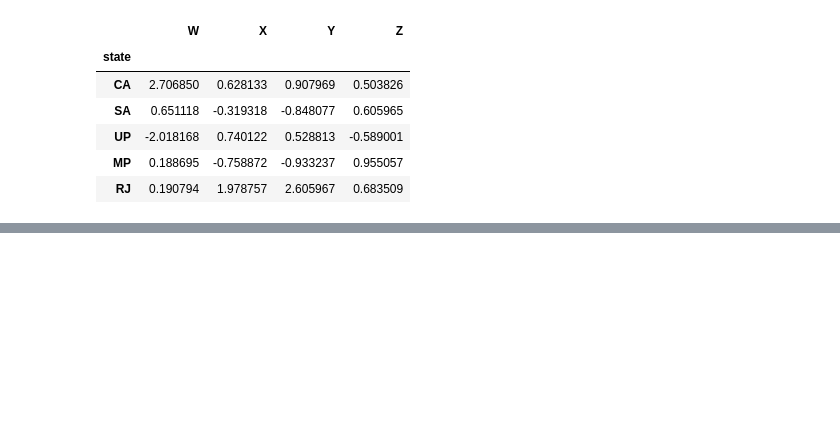
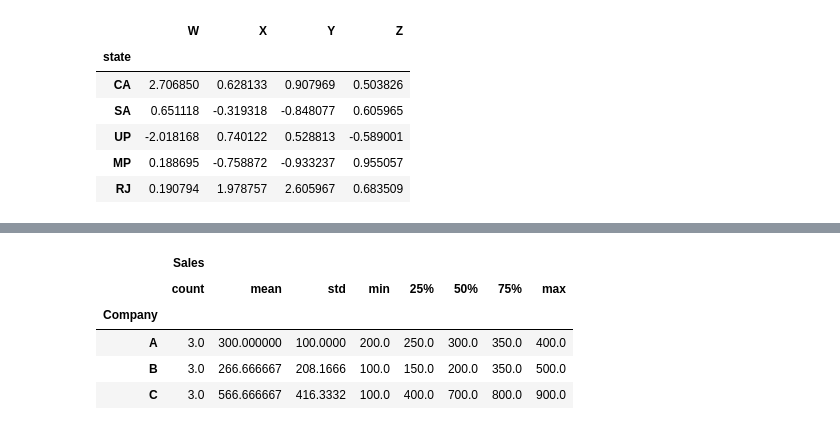
Before and after one commit to vinitkhandelwal/DataScience, a Jupyter notebook: pandas.ipynb, the cells around one changed output, grey strips where cells are left out. Saved outputs shown, nothing was run; the diff lists cells and outputs as text; code cells hidden in the pictures; blank space fills up the shorter version.

```diff
--- a/pandas.ipynb
+++ b/pandas.ipynb
@@ -292,0 +277,6 @@ df
+# %%
+data = {'Company':['A','A','A','B','B','B','C','C','C'],
+       'Person':['p1','p2','p3','p4','p5','p6','p7','p8','p9'],
+       'Sales':[200,300,400,100,200,500,700,900,100]}
+# %%
+df = pd.DataFrame(data)
@@ -292,0 +322,9 @@ df
+# %%
+df.groupby('Company').describe()
+# %% [output]
+|  | Sales |  |  |  |  |  |  |  |
+|  | count | mean | std | min | 25% | 50% | 75% | max |
+| Company |  |  |  |  |  |  |  |  |
+| A | 3.0 | 300.000000 | 100.0000 | 200.0 | 250.0 | 300.0 | 350.0 | 400.0 |
+| B | 3.0 | 266.666667 | 208.1666 | 100.0 | 150.0 | 200.0 | 350.0 | 500.0 |
+| C | 3.0 | 566.666667 | 416.3332 | 100.0 | 400.0 | 700.0 | 800.0 | 900.0 |
```
Also changed, not shown: parts of 51 cells of this notebook.
